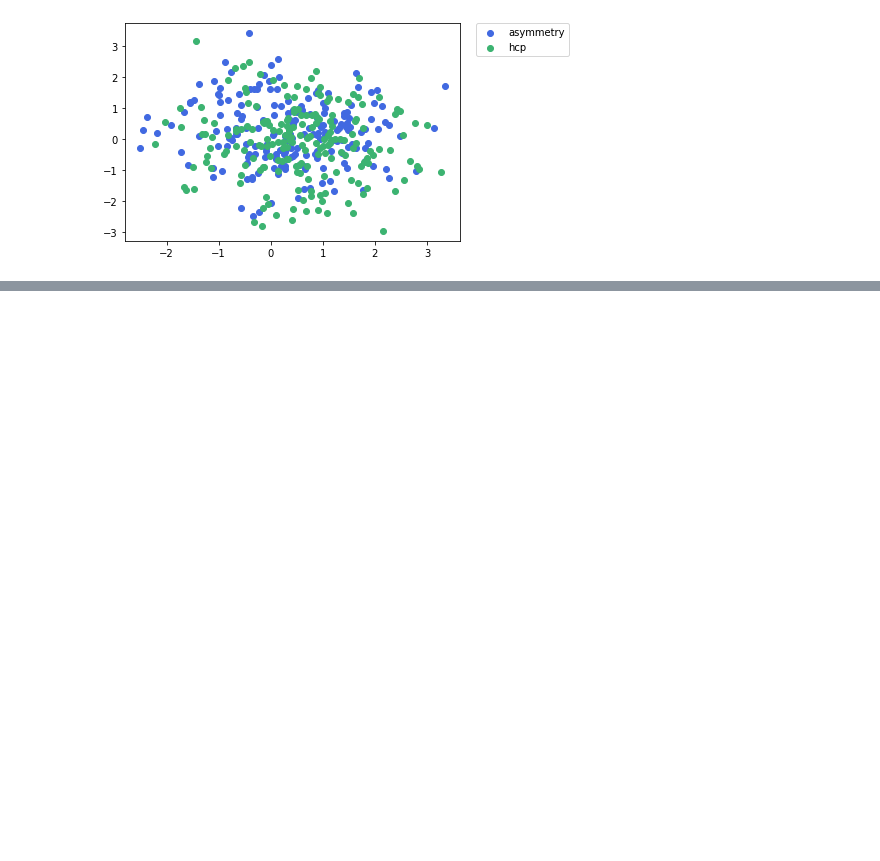
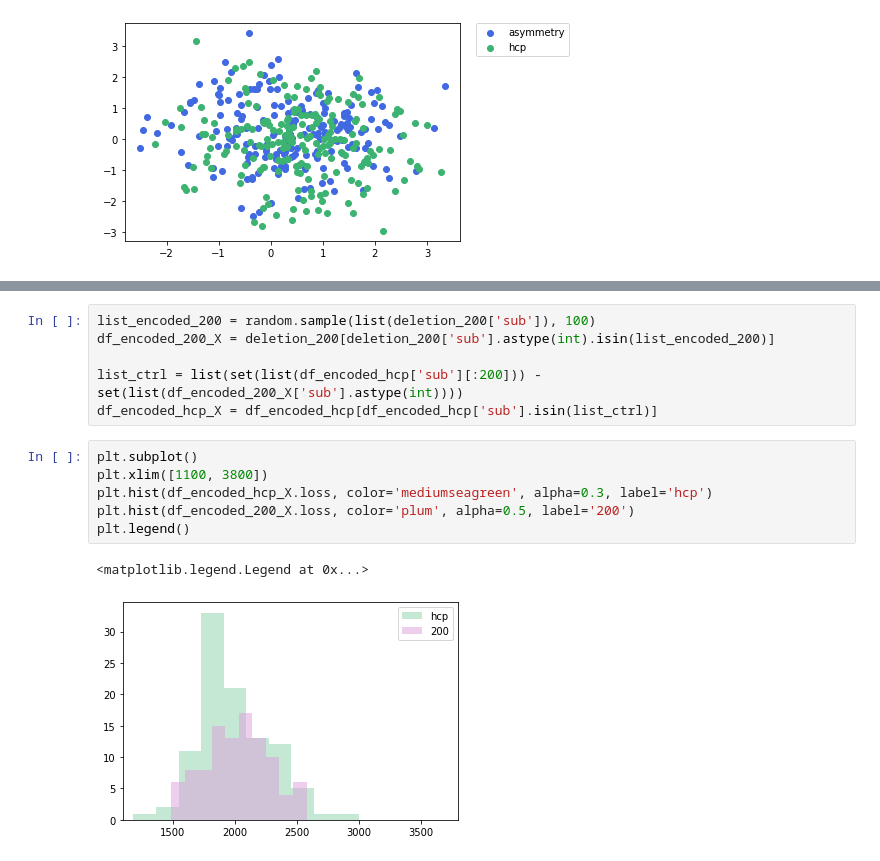
Before and after one commit to neurospin-projects/2022_lguillon_rare_folding_detection, a Jupyter notebook: notebooks/benchmarks_analysis.ipynb, the cells around one changed output, grey strips where cells are left out. Saved outputs shown, nothing was run; the diff lists cells and outputs as text; blank space fills up the shorter version.

```diff
--- a/notebooks/benchmarks_analysis.ipynb
+++ b/notebooks/benchmarks_analysis.ipynb
@@ -1563,0 +1612,15 @@ plt.show()
+# %%
+list_encoded_200 = random.sample(list(deletion_200['sub']), 100)
+df_encoded_200_X = deletion_200[deletion_200['sub'].astype(int).isin(list_encoded_200)]
+
+list_ctrl = list(set(list(df_encoded_hcp['sub'][:200])) - set(list(df_encoded_200_X['sub'].astype(int))))
+df_encoded_hcp_X = df_encoded_hcp[df_encoded_hcp['sub'].isin(list_ctrl)]
+# %%
+plt.subplot()
+plt.xlim([1100, 3800])
+plt.hist(df_encoded_hcp_X.loss, color='mediumseagreen', alpha=0.3, label='hcp')
+plt.hist(df_encoded_200_X.loss, color='plum', alpha=0.5, label='200')
+plt.legend()
+# %% [output]
+<matplotlib.legend.Legend at 0x...>
+[figure, added]
```
Also changed, not shown: parts of 31 cells of this notebook.
